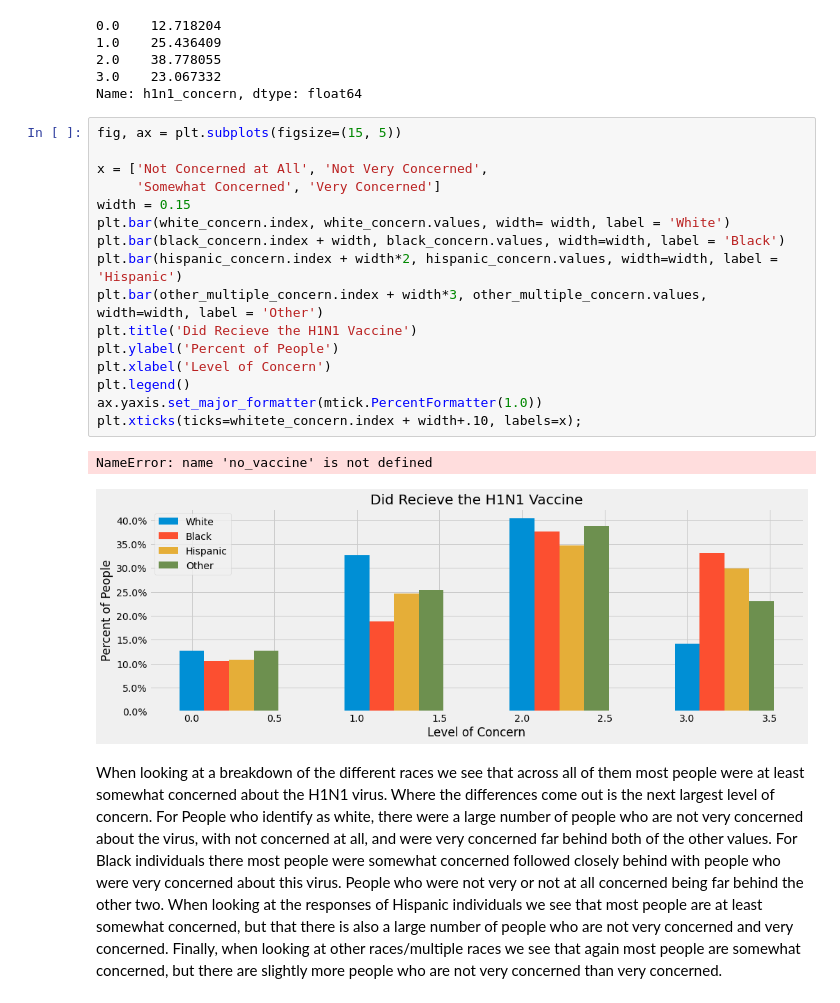
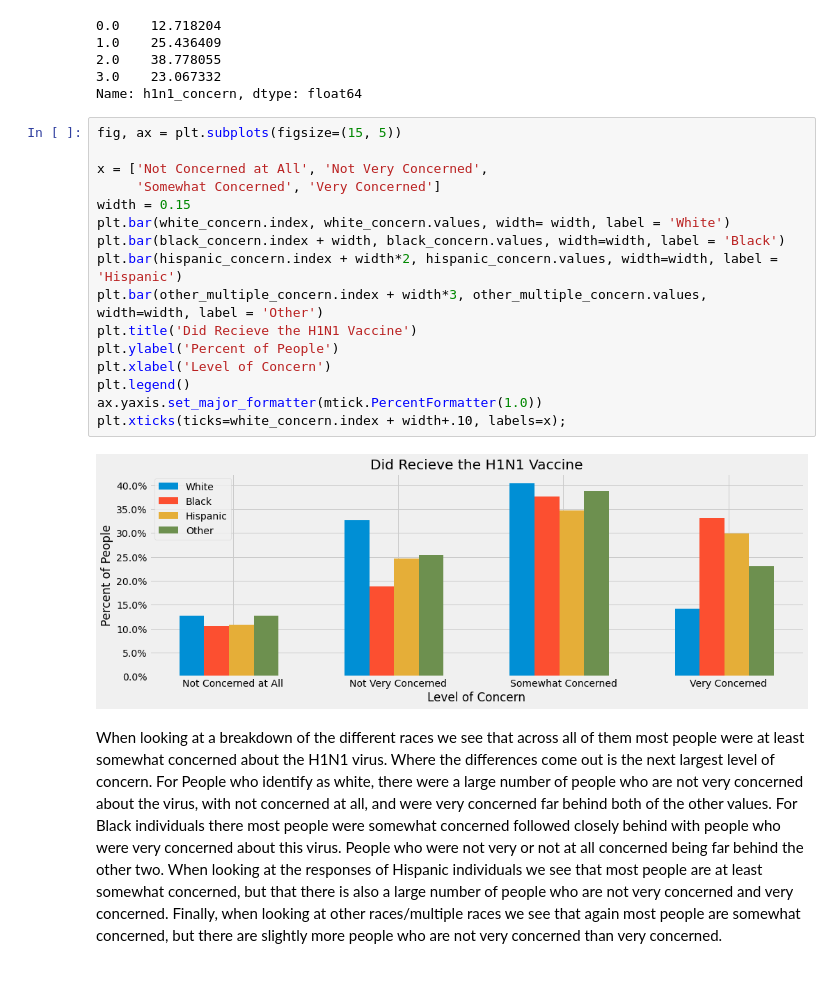
Before and after one commit to mankah/Capstone, a Jupyter notebook: H1N1_analysis_models/00_H1N1_Analysis.ipynb, the cells around one changed output. Saved outputs shown, nothing was run; the diff lists cells and outputs as text.

```diff
--- a/H1N1_analysis_models/00_H1N1_Analysis.ipynb
+++ b/H1N1_analysis_models/00_H1N1_Analysis.ipynb
@@ -199,25 +197,24 @@ other_multiple_concern*100
 2.0    38.778055
 3.0    23.067332
 Name: h1n1_concern, dtype: float64
-# %%
-fig, ax = plt.subplots(figsize=(15, 5))
-
-x = ['Not Concerned at All', 'Not Very Concerned',
-     'Somewhat Concerned', 'Very Concerned']
-width = 0.15
-plt.bar(white_concern.index, white_concern.values, width= width, label = 'White')
-plt.bar(black_concern.index + width, black_concern.values, width=width, label = 'Black')
-plt.bar(hispanic_concern.index + width*2, hispanic_concern.values, width=width, label = 'Hispanic')
-plt.bar(other_multiple_concern.index + width*3, other_multiple_concern.values, width=width, label = 'Other')
-plt.title('Did Recieve the H1N1 Vaccine')
-plt.ylabel('Percent of People')
-plt.xlabel('Level of Concern')
-plt.legend()
-ax.yaxis.set_major_formatter(mtick.PercentFormatter(1.0))
-plt.xticks(ticks=whitete_concern.index + width+.10, labels=x);
-# %% [output]
-NameError: name 'no_vaccine' is not defined
-[figure, removed]
+# %%
+fig, ax = plt.subplots(figsize=(15, 5))
+
+x = ['Not Concerned at All', 'Not Very Concerned',
+     'Somewhat Concerned', 'Very Concerned']
+width = 0.15
+plt.bar(white_concern.index, white_concern.values, width= width, label = 'White')
+plt.bar(black_concern.index + width, black_concern.values, width=width, label = 'Black')
+plt.bar(hispanic_concern.index + width*2, hispanic_concern.values, width=width, label = 'Hispanic')
+plt.bar(other_multiple_concern.index + width*3, other_multiple_concern.values, width=width, label = 'Other')
+plt.title('Did Recieve the H1N1 Vaccine')
+plt.ylabel('Percent of People')
+plt.xlabel('Level of Concern')
+plt.legend()
+ax.yaxis.set_major_formatter(mtick.PercentFormatter(1.0))
+plt.xticks(ticks=white_concern.index + width+.10, labels=x);
+# %% [output]
+[figure, added]
 # %% [markdown]
 When looking at a breakdown of the different races we see that across all of them most people were at least somewhat concerned about the H1N1 virus. Where the differences come out is the next largest level of concern. For People who identify as white, there were a large number of people who are not very concerned about the virus, with not concerned at all, and were very concerned far behind both of the other values. For Black individuals there most people were somewhat concerned followed closely behind with people who were very concerned about this virus. People who were not very or not at all concerned being far behind the other two. When looking at the responses of Hispanic individuals we see that most people are at least somewhat concerned, but that there is also a large number of people who are not very concerned and very concerned. Finally, when looking at other races/multiple races we see that again most people are somewhat concerned, but there are slightly more people who are not very concerned than very concerned.
 # %% [markdown]
```
Also changed, not shown: parts of 68 cells of this notebook.
